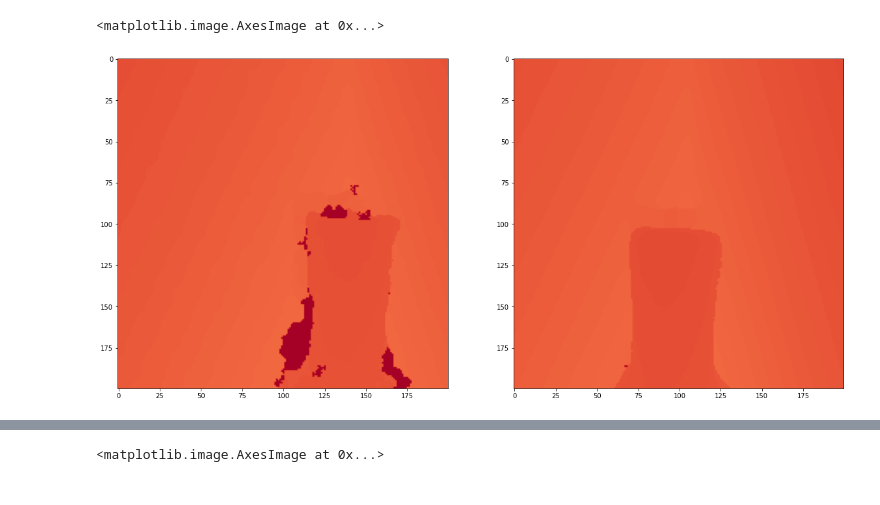
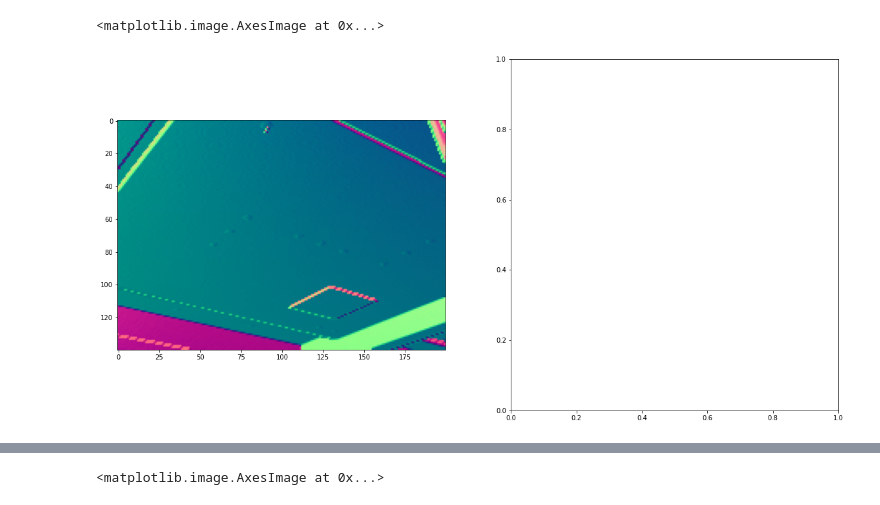
Before and after one commit to maxs-kan/my_cyclegan, a Jupyter notebook: code_check.ipynb, the cells around one changed output, grey strips where cells are left out. Cells and saved outputs as stored; diff of their text form; code cells hidden in the pictures.

```diff
--- a/code_check.ipynb
+++ b/code_check.ipynb
@@ -5,8 +5,8 @@ import numpy as np
 import imageio
 import matplotlib.pyplot as plt
 # %%
-d_lq = imageio.imread('/all_data/redwood_unpaired/trainB/raw/apartment_005370.png')
-d_hq = imageio.imread('/all_data/redwood_unpaired/trainB/depth/apartment_005370.png')
+d_lq = imageio.imread('/all_data/Scenenet/0_depth.png')
+d_hq = imageio.imread('/all_data/Scenenet/0_rgb.jpg')
 # %%
 d_lq.shape
 # %% [output]
@@ -36,7 +43,7 @@ ax[1].imshow(d_hq, cmap=plt.get_cmap('RdYlBu'), vmin=0, vmax=5100)
 # %%
 f, ax = plt.subplots(1,2,figsize=(20,10))
-ax[0].imshow(d_lq[100:300, 100:300], cmap=plt.get_cmap('RdYlBu'), vmin=0, vmax=5100)
-ax[1].imshow(d_hq[100:300, 100:300], cmap=plt.get_cmap('RdYlBu'), vmin=0, vmax=5100)
+ax[0].imshow((get_normal(d_lq[100:300, 100:300]) + 1)/2)
+# ax[1].imshow((get_normal(d_hq[100:300, 100:300]) + 1)/2)
 # %% [output]
 <matplotlib.image.AxesImage at 0x...>
-[figure, old version]
+[figure, new version]
```
Also changed, not shown: parts of 9 cells of this notebook, 9 other files.
